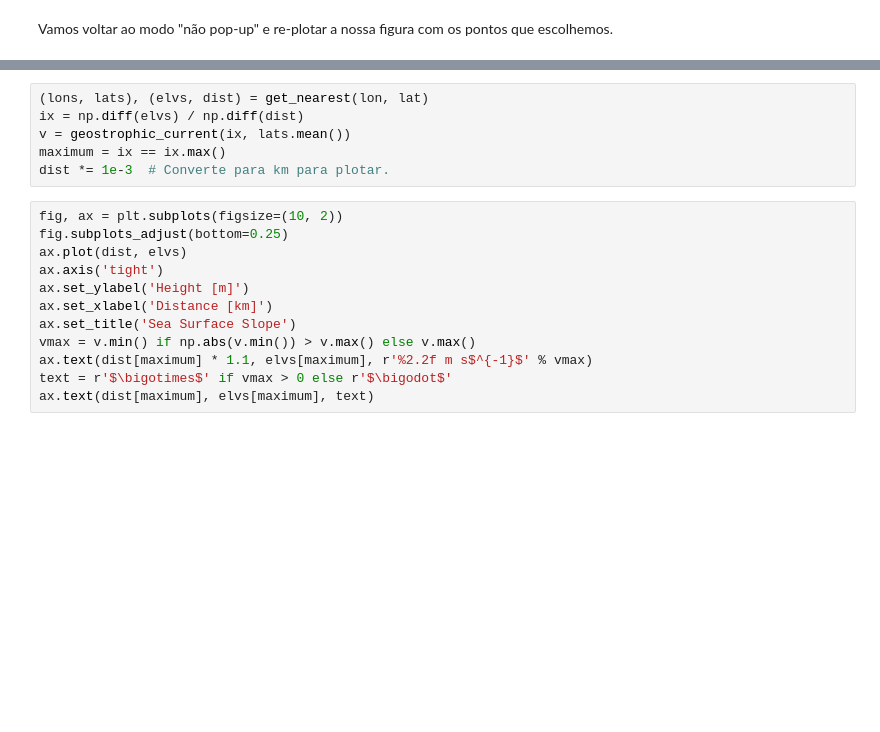
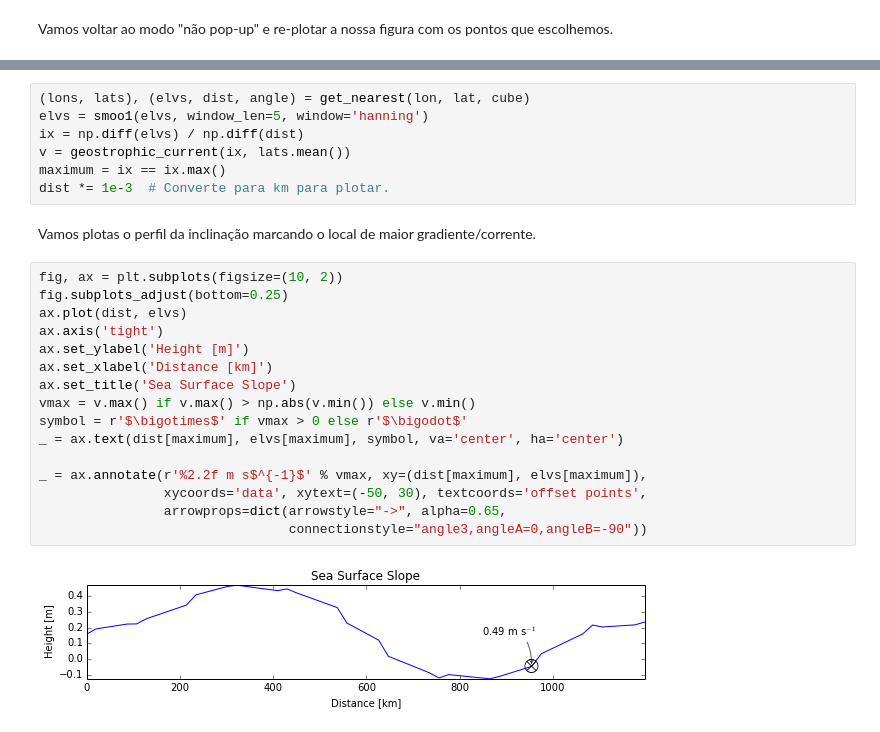
Before and after one commit to ocefpaf/descriptive_oceanography, a Jupyter notebook: lecture-06/geostrophy/mean_dynamic_topography.ipynb, the cells around one changed output, grey strips where cells are left out. Cells and saved outputs as stored; diff of their text form; blank space fills up the shorter version.

```diff
--- a/lecture-06/geostrophy/mean_dynamic_topography.ipynb
+++ b/lecture-06/geostrophy/mean_dynamic_topography.ipynb
@@ -142,18 +193,27 @@ Os passos a seguir são:
 # %%
-(lons, lats), (elvs, dist) = get_nearest(lon, lat)
+(lons, lats), (elvs, dist, angle) = get_nearest(lon, lat, cube)
+elvs = smoo1(elvs, window_len=5, window='hanning')
 ix = np.diff(elvs) / np.diff(dist)
 v = geostrophic_current(ix, lats.mean())
 maximum = ix == ix.max()
 dist *= 1e-3  # Converte para km para plotar.
+# %% [markdown]
+Vamos plotas o perfil da inclinação marcando o local de maior gradiente/corrente.
 # %%
 fig, ax = plt.subplots(figsize=(10, 2))
 fig.subplots_adjust(bottom=0.25)
 ax.plot(dist, elvs)
 ax.axis('tight')
 ax.set_ylabel('Height [m]')
 ax.set_xlabel('Distance [km]')
 ax.set_title('Sea Surface Slope')
-vmax = v.min() if np.abs(v.min()) > v.max() else v.max()
-ax.text(dist[maximum] * 1.1, elvs[maximum], r'%2.2f m s$^{-1}$' % vmax)
-text = r'$\bigotimes$' if vmax > 0 else r'$\bigodot$'
-ax.text(dist[maximum], elvs[maximum], text)
+vmax = v.max() if v.max() > np.abs(v.min()) else v.min()
+symbol = r'$\bigotimes$' if vmax > 0 else r'$\bigodot$'
+_ = ax.text(dist[maximum], elvs[maximum], symbol, va='center', ha='center')
+
+_ = ax.annotate(r'%2.2f m s$^{-1}$' % vmax, xy=(dist[maximum], elvs[maximum]),
+                xycoords='data', xytext=(-50, 30), textcoords='offset points',
+                arrowprops=dict(arrowstyle="->", alpha=0.65,
+                                connectionstyle="angle3,angleA=0,angleB=-90"))
+# %% [output]
+[figure, added]
```
Also changed, not shown: parts of 43 cells of this notebook.
